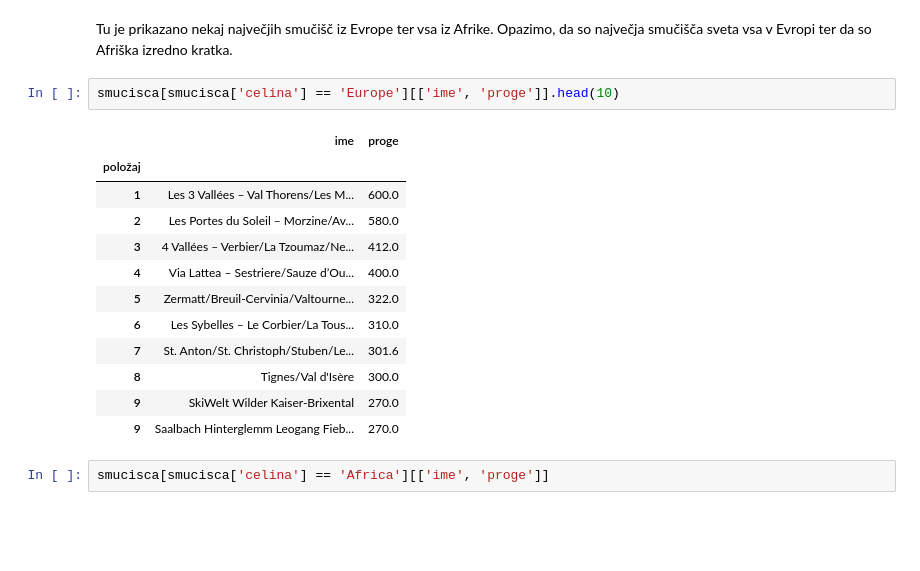
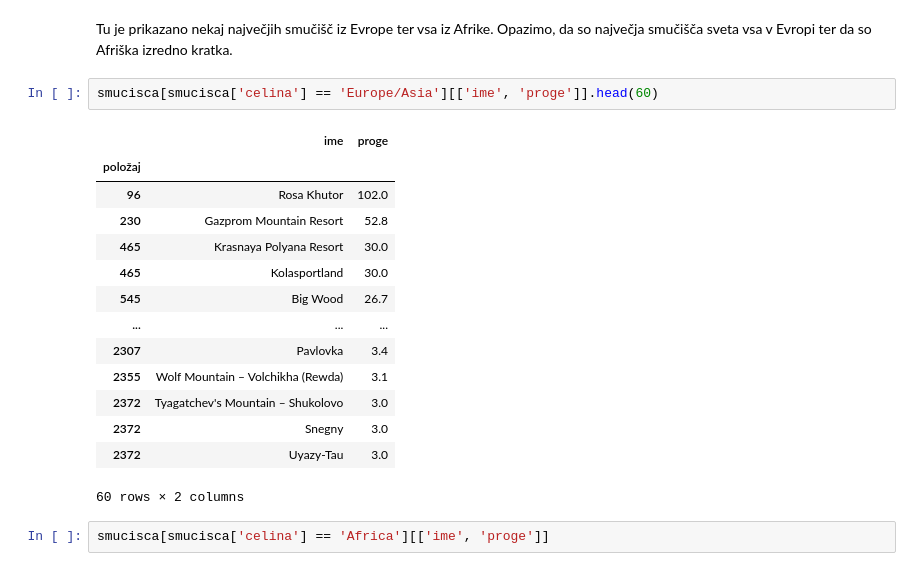
Before and after one commit to NejcZibret/ProjektnaNaloga2024, a Jupyter notebook: analiza.ipynb, the cells around one changed output. Drawn from its saved outputs; the diff is of its cells as text; blank space fills up the shorter version.

```diff
--- a/analiza.ipynb
+++ b/analiza.ipynb
@@ -60,20 +49,22 @@ Opazimo lahko, da je celina z največ smučišči Evropa. Po številu teh močno
 # %% [markdown]
 Tu je prikazano nekaj največjih smučišč iz Evrope ter vsa iz Afrike. Opazimo, da so največja smučišča sveta vsa v Evropi ter da so Afriška izredno kratka.
 # %%
-smucisca[smucisca['celina'] == 'Europe'][['ime', 'proge']].head(10)
+smucisca[smucisca['celina'] == 'Europe/Asia'][['ime', 'proge']].head(60)
 # %% [output]
 |  | ime | proge |
 | položaj |  |  |
-| 1 | Les 3 Vallées – Val Thorens/Les M... | 600.0 |
-| 2 | Les Portes du Soleil – Morzine/Av... | 580.0 |
-| 3 | 4 Vallées – Verbier/La Tzoumaz/Ne... | 412.0 |
-| 4 | Via Lattea – Sestriere/Sauze d’Ou... | 400.0 |
-| 5 | Zermatt/Breuil-Cervinia/Valtourne... | 322.0 |
-| 6 | Les Sybelles – Le Corbier/La Tous... | 310.0 |
-| 7 | St. Anton/St. Christoph/Stuben/Le... | 301.6 |
-| 8 | Tignes/Val d'Isère | 300.0 |
-| 9 | SkiWelt Wilder Kaiser-Brixental | 270.0 |
-| 9 | Saalbach Hinterglemm Leogang Fieb... | 270.0 |
+| 96 | Rosa Khutor | 102.0 |
+| 230 | Gazprom Mountain Resort | 52.8 |
+| 465 | Krasnaya Polyana Resort | 30.0 |
+| 465 | Kolasportland | 30.0 |
+| 545 | Big Wood | 26.7 |
+| ... | ... | ... |
+| 2307 | Pavlovka | 3.4 |
+| 2355 | Wolf Mountain – Volchikha (Rewda) | 3.1 |
+| 2372 | Tyagatchev's Mountain – Shukolovo | 3.0 |
+| 2372 | Snegny | 3.0 |
+| 2372 | Uyazy-Tau | 3.0 |
+60 rows × 2 columns
 # %%
 smucisca[smucisca['celina'] == 'Africa'][['ime', 'proge']]
 # %% [output]
```
Also changed, not shown: parts of 20 cells of this notebook, 3 other files.
